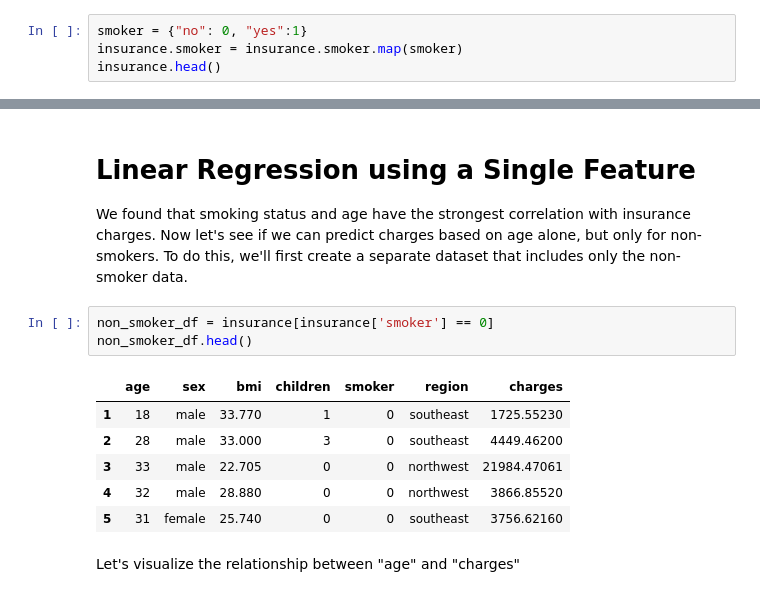
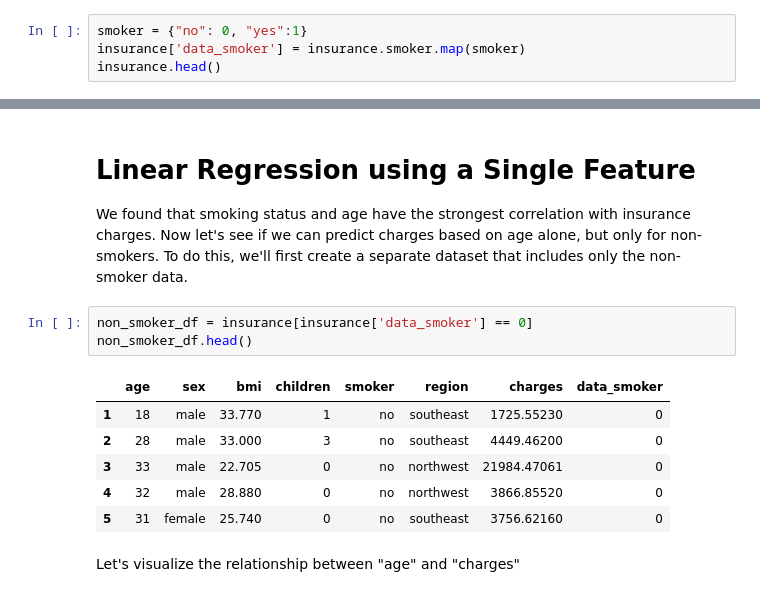
Before and after one commit to bashiir-code/ML-Project---Health-Insurance-Cost-Prediction, a Jupyter notebook: linear_regression.ipynb, the cells around one changed output, grey strips where cells are left out. Saved outputs shown, nothing was run; the diff lists cells and outputs as text.

```diff
--- a/linear_regression.ipynb
+++ b/linear_regression.ipynb
@@ -344,6 +344,6 @@ fig.show()
 Correlation between numerical variables can be quantified using a correlation coefficient, which measures the strength and direction of the linear relationship between two variables. A correlation value close to 1 indicates a strong positive relationship, while a value close to -1 indicates a strong negative relationship. A value near 0 suggests little or no linear correlation. Calculating correlations helps us understand how changes in one variable may be associated with changes in another, which is useful for identifying important predictors and relationships in the data.
 # %%
 smoker = {"no": 0, "yes":1}
-insurance.smoker = insurance.smoker.map(smoker)
+insurance['data_smoker'] = insurance.smoker.map(smoker)
 insurance.head()
 # %% [output]
@@ -378,15 +378,15 @@ This might seem obvious, but computers can't tell the difference between things
 
 We found that smoking status and age have the strongest correlation with insurance charges. Now let's see if we can predict charges based on age alone, but only for non-smokers. To do this, we'll first create a separate dataset that includes only the non-smoker data.
 # %%
-non_smoker_df = insurance[insurance['smoker'] == 0]
+non_smoker_df = insurance[insurance['data_smoker'] == 0]
 non_smoker_df.head()
 # %% [output]
-|  | age | sex | bmi | children | smoker | region | charges |
-| 1 | 18 | male | 33.770 | 1 | 0 | southeast | 1725.55230 |
-| 2 | 28 | male | 33.000 | 3 | 0 | southeast | 4449.46200 |
-| 3 | 33 | male | 22.705 | 0 | 0 | northwest | 21984.47061 |
-| 4 | 32 | male | 28.880 | 0 | 0 | northwest | 3866.85520 |
-| 5 | 31 | female | 25.740 | 0 | 0 | southeast | 3756.62160 |
+|  | age | sex | bmi | children | smoker | region | charges | data_smoker |
+| 1 | 18 | male | 33.770 | 1 | no | southeast | 1725.55230 | 0 |
+| 2 | 28 | male | 33.000 | 3 | no | southeast | 4449.46200 | 0 |
+| 3 | 33 | male | 22.705 | 0 | no | northwest | 21984.47061 | 0 |
+| 4 | 32 | male | 28.880 | 0 | no | northwest | 3866.85520 | 0 |
+| 5 | 31 | female | 25.740 | 0 | no | southeast | 3756.62160 | 0 |
 # %% [markdown]
 Let's visualize the relationship between "age" and "charges"
 # %%
```
Also changed, not shown: parts of 36 cells of this notebook.
